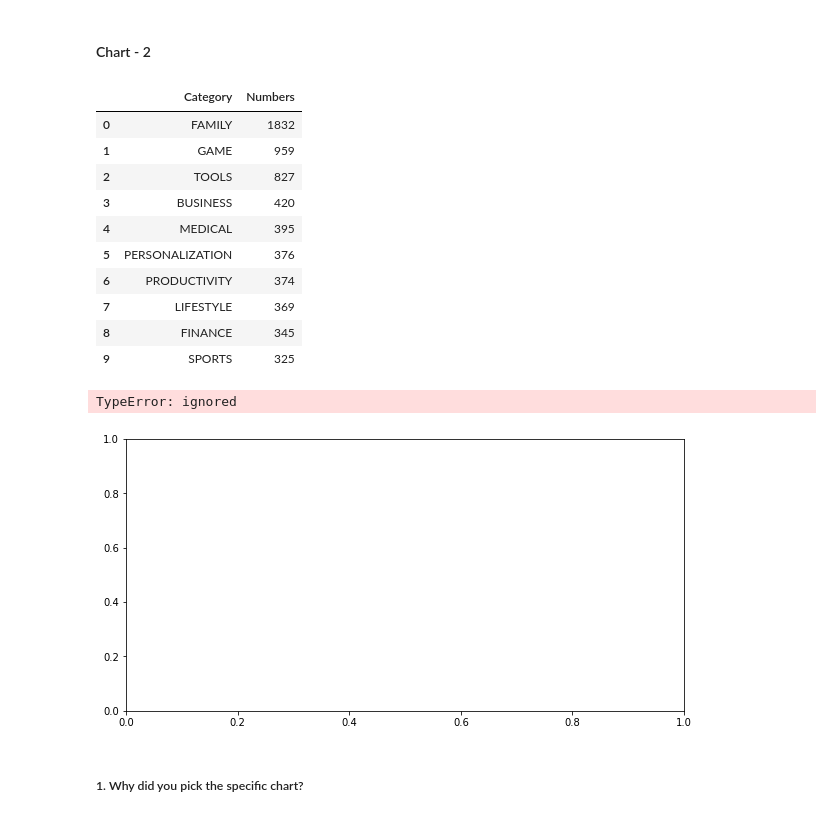
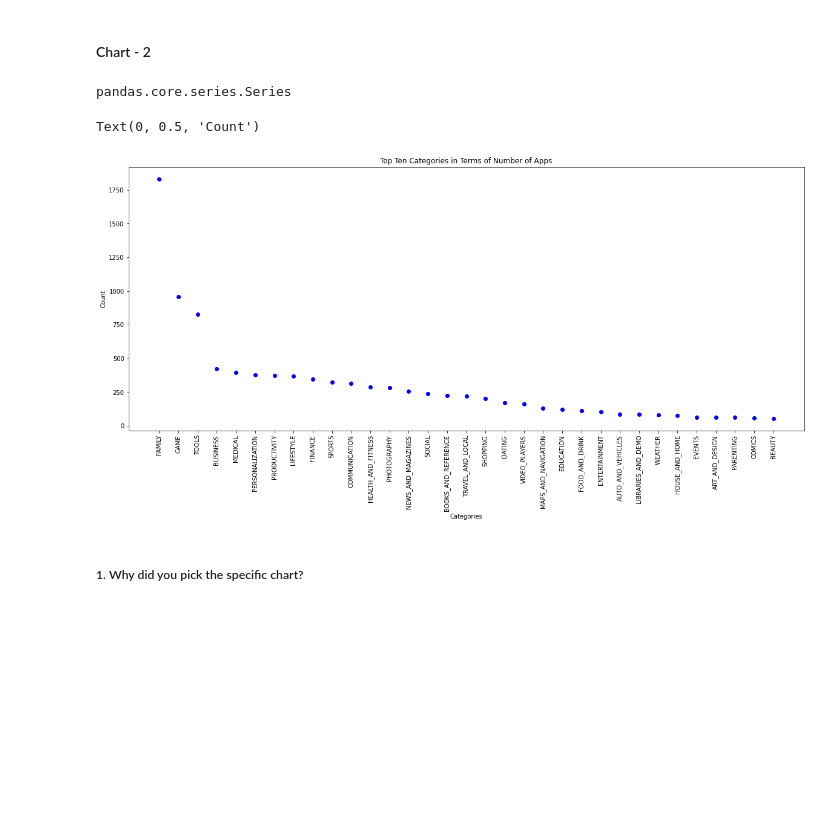
Before and after one commit to Ankur241289/Capstone-Project---EDA-on-Play-Store-App-Review-Analysis, a Jupyter notebook: EDA_Play_Store_App_Review_Analysis.ipynb, the cells around one changed output. Drawn from its saved outputs; the diff is of its cells as text; code cells hidden in the pictures; blank space fills up the shorter version.

Commit message:
commit after chart 2 visualization

```diff
--- a/EDA_Play_Store_App_Review_Analysis.ipynb
+++ b/EDA_Play_Store_App_Review_Analysis.ipynb
@@ -1085,29 +1085,23 @@ This information will help business to decide whether they should keep the app f
 #### Chart - 2
 # %%
 # Chart - 2 visualization code
-categories = play_store_df['Category'].value_counts().reset_index()
-categories.rename(columns = {'index':'Category', 'Category':'Numbers'}, inplace= True)
-top_10_categories = categories.head(10)
-top_10_categories
+categories = play_store_df['Category'].value_counts()
-# %% [output]
-|  | Category | Numbers |
-| 0 | FAMILY | 1832 |
-| 1 | GAME | 959 |
-| 2 | TOOLS | 827 |
-| 3 | BUSINESS | 420 |
-| 4 | MEDICAL | 395 |
-| 5 | PERSONALIZATION | 376 |
-| 6 | PRODUCTIVITY | 374 |
-| 7 | LIFESTYLE | 369 |
-| 8 | FINANCE | 345 |
-| 9 | SPORTS | 325 |
+# %%
+type(categories)
+# %% [output]
+pandas.core.series.Series
 # %%
-plt.rcParams['figure.figsize'] = (10,5)
+plt.rcParams['figure.figsize'] = (20, 8)
-# %%
-plt.plot(top_10_categories)
-# %% [output]
-TypeError: ignored
-[figure, removed]
+# %%
+plt.plot(categories,'bo')
+
+plt.title('Top Ten Categories in Terms of Number of Apps')
+plt.xlabel('Categories')
+plt.xticks(rotation = 90)
+plt.ylabel('Count')
+# %% [output]
+Text(0, 0.5, 'Count')
+[figure, added]
 # %% [markdown]
 ##### 1. Why did you pick the specific chart?
 # %% [markdown]
```
Also changed, not shown: parts of 2 cells of this notebook.
